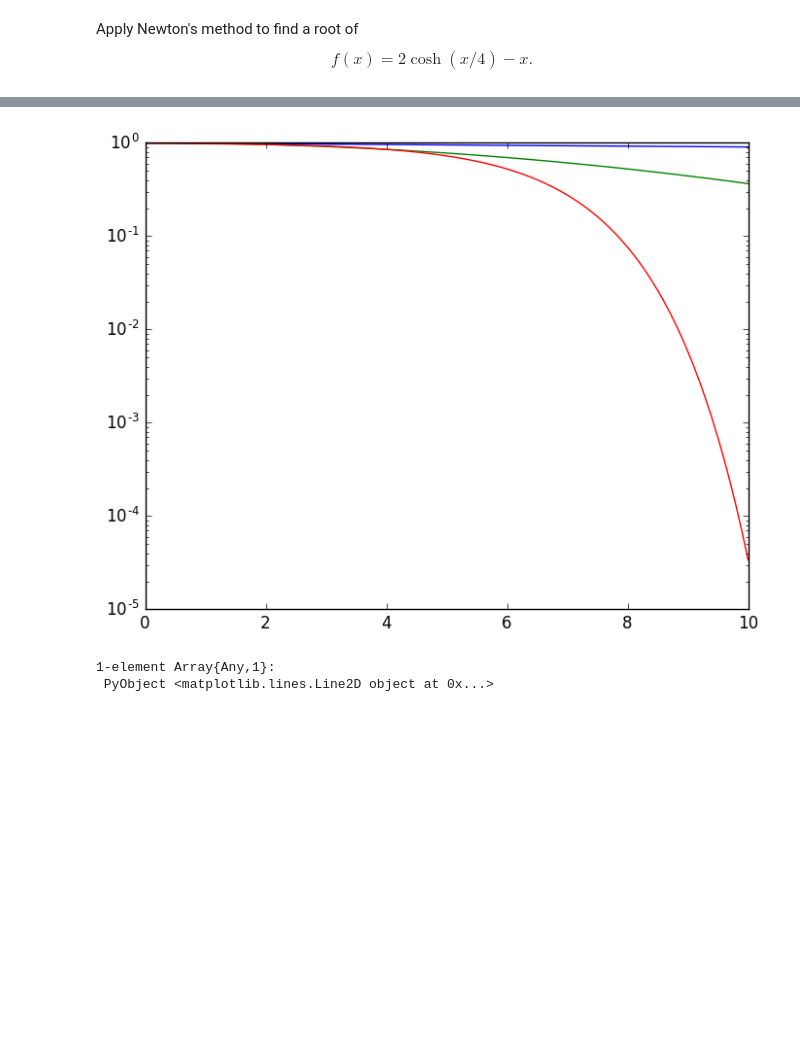
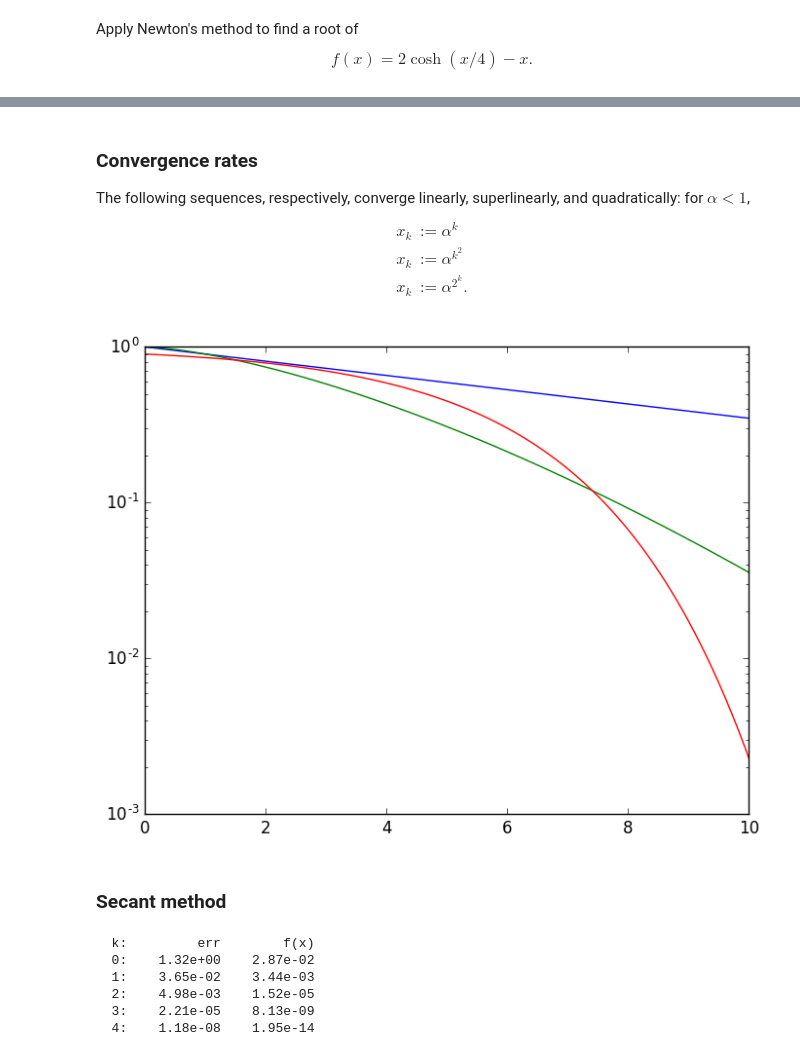
Before and after one commit to MPF-Optimization-Laboratory/cpsc406-T22017, a Jupyter notebook: notebooks/Chapter03.ipynb, the cells around one changed output, grey strips where cells are left out. Saved outputs shown, nothing was run; the diff lists cells and outputs as text; code cells hidden in the pictures; blank space fills up the shorter version.

```diff
--- a/notebooks/Chapter03.ipynb
+++ b/notebooks/Chapter03.ipynb
@@ -300,10 +301,20 @@ x = newton(f, fp, 4, atol=1e-12, verbose=true)
+# %% [markdown]
+### Convergence rates
+
+The following sequences, respectively, converge linearly, superlinearly, and quadratically: for $\alpha<1$,
+\begin{align*}
+  x_k &:= \alpha^k
+\\x_k &:= \alpha^{k^2}
+\\x_k &:= \alpha^{2^k}.
+\end{align*}
 # %%
 k = 0:.1:10
-α = 0.99
+α = 0.9
+β = 1.5
 semilogy(k, α.^(k))
-semilogy(k, α.^(k.^2))
-semilogy(k, α.^(2.0.^k))
+semilogy(k, α.^(k.^β))
+semilogy(k, α.^(β.^k));
 # %% [output]
-[figure, old version]
+[figure, new version]
-1-element Array{Any,1}:
- PyObject <matplotlib.lines.Line2D object at 0x...>
+# %% [markdown]
+### Secant method
@@ -309,0 +336,9 @@ semilogy(k, α.^(2.0.^k))
+# %%
+secant(f, 2, 1, verbose=true);
+# %% [output]
+  k:         err        f(x)
+  0:    1.32e+00    2.87e-02
+  1:    3.65e-02    3.44e-03
+  2:    4.98e-03    1.52e-05
+  3:    2.21e-05    8.13e-09
+  4:    1.18e-08    1.95e-14
```
Also changed, not shown: parts of 3 cells of this notebook, 1 other file.
